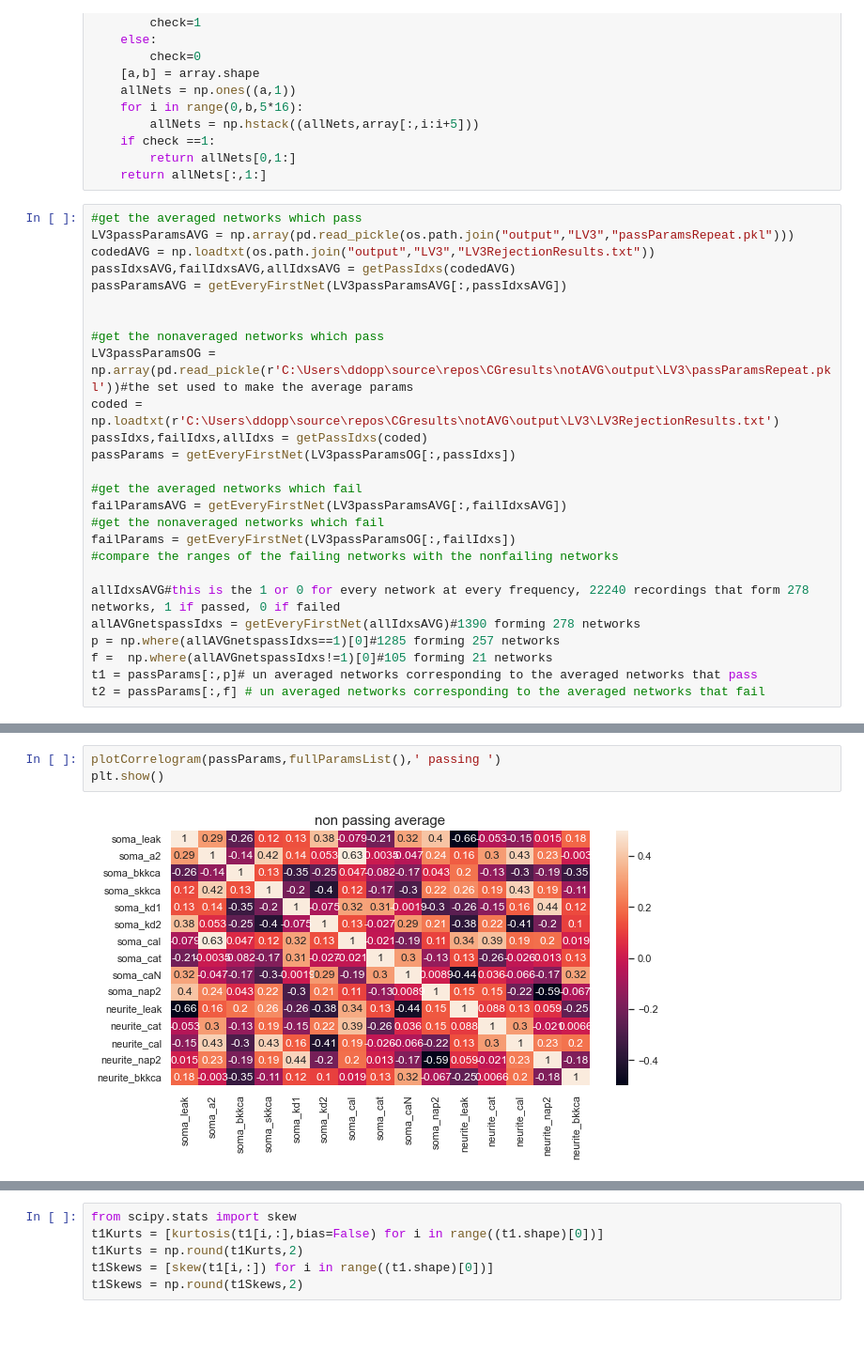
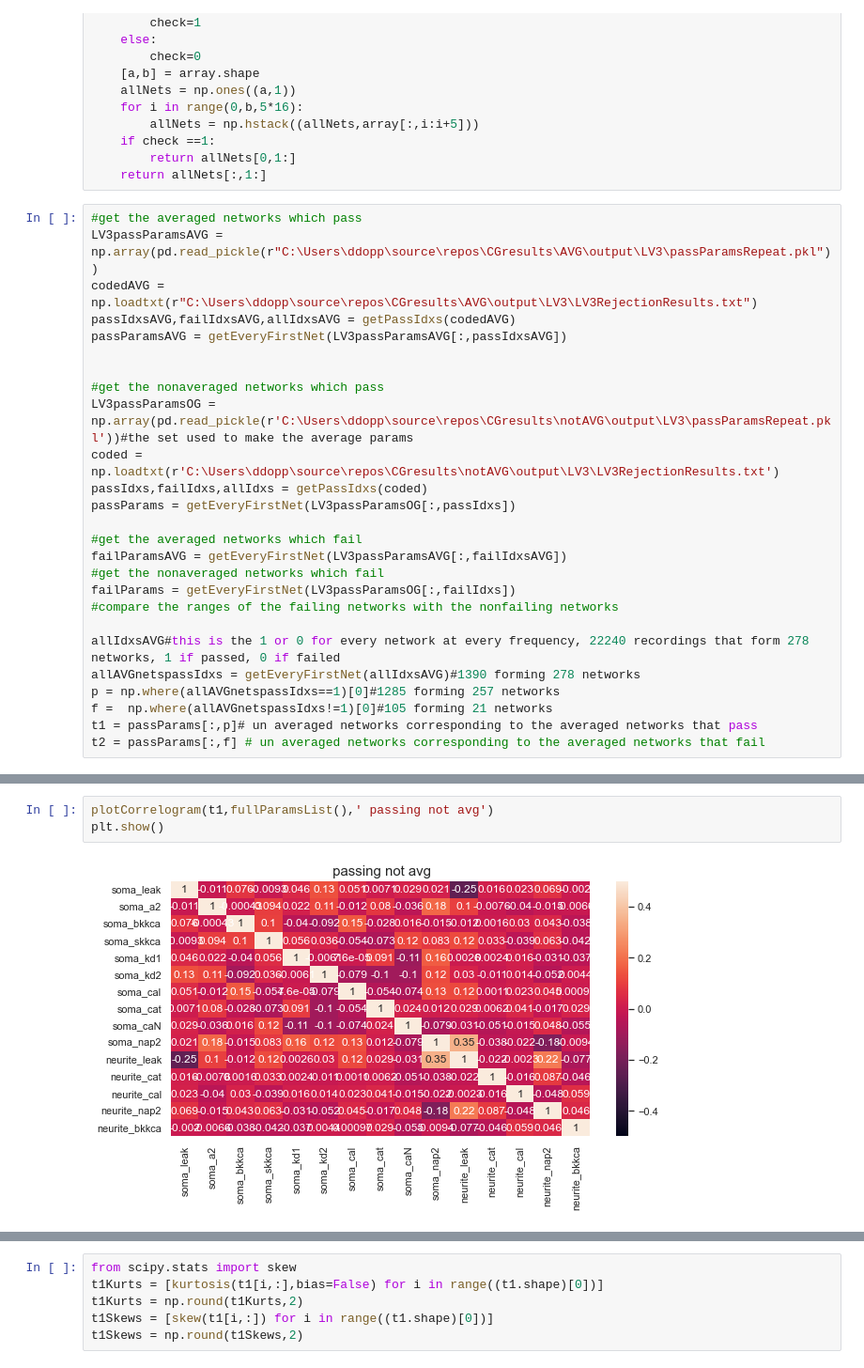
Before and after one commit to ddopp4877/CGProjectpub, a Jupyter notebook: Checkruns.ipynb, the cells around one changed output, grey strips where cells are left out. Shown at 94% size. Cells and saved outputs as stored; diff of their text form; blank space fills up the shorter version.

```diff
--- a/Checkruns.ipynb
+++ b/Checkruns.ipynb
@@ -143,8 +143,8 @@ def getEveryFirstNet(array):
     return allNets[:,1:]
 # %%
 #get the averaged networks which pass
-LV3passParamsAVG = np.array(pd.read_pickle(os.path.join("output","LV3","passParamsRepeat.pkl")))
-codedAVG = np.loadtxt(os.path.join("output","LV3","LV3RejectionResults.txt"))
+LV3passParamsAVG = np.array(pd.read_pickle(r"C:\Users\ddopp\source\repos\CGresults\AVG\output\LV3\passParamsRepeat.pkl"))
+codedAVG = np.loadtxt(r"C:\Users\ddopp\source\repos\CGresults\AVG\output\LV3\LV3RejectionResults.txt")
 passIdxsAVG,failIdxsAVG,allIdxsAVG = getPassIdxs(codedAVG)
 passParamsAVG = getEveryFirstNet(LV3passParamsAVG[:,passIdxsAVG])
 
@@ -216,6 +201,6 @@ pd.DataFrame(t2)
 # %%
-plotCorrelogram(passParams,fullParamsList(),' passing ')
+plotCorrelogram(t1,fullParamsList(),' passing not avg')
 plt.show()
 # %% [output]
-[figure, old version]
+[figure, new version]
 # %%
```
Also changed, not shown: parts of 47 cells of this notebook, 5 other files.
